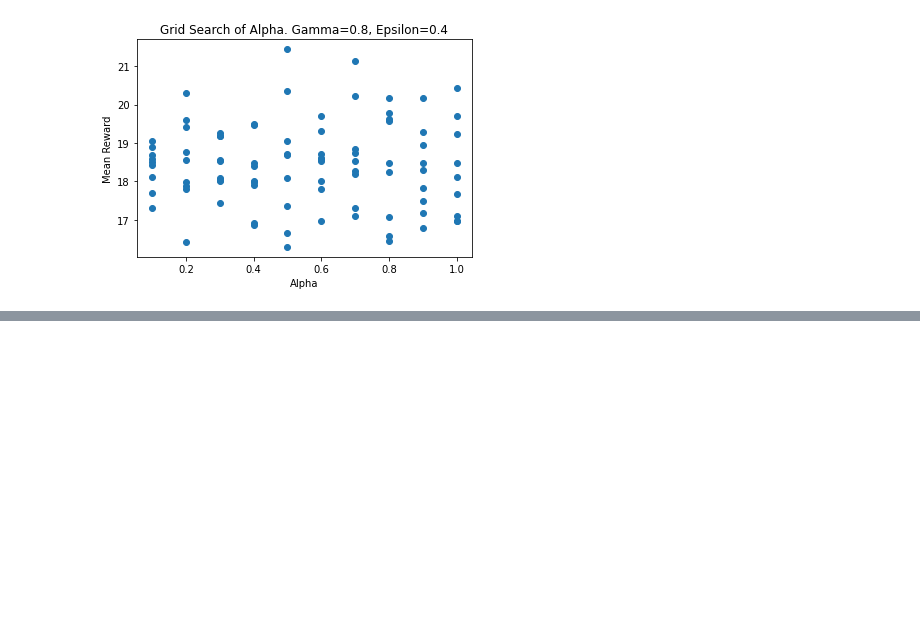
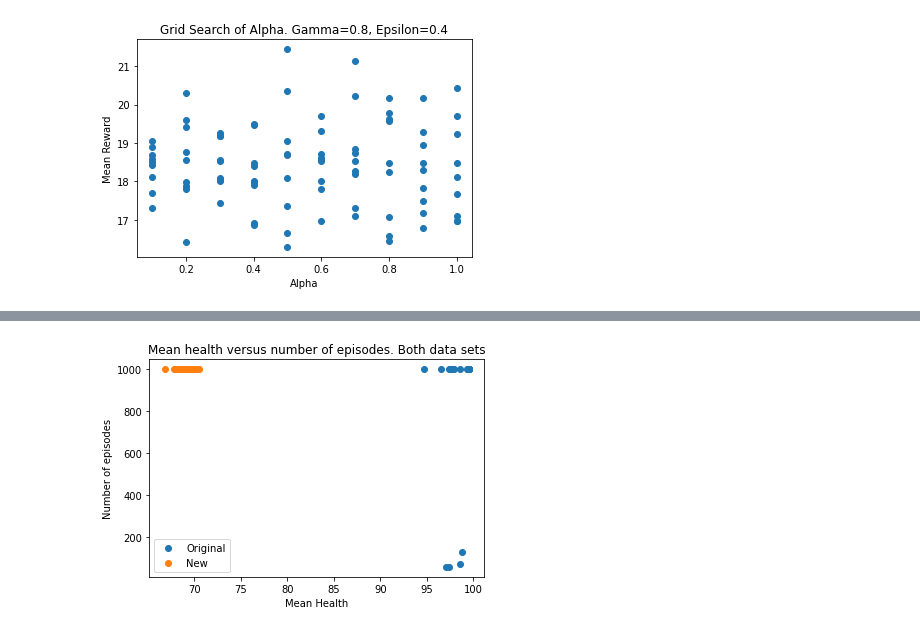
Before and after one commit to SL477/DRL-coursework, a Jupyter notebook: basic_task_data.ipynb, the cells around one changed output, grey strips where cells are left out. Cells and saved outputs as stored; diff of their text form; code cells hidden in the pictures; blank space fills up the shorter version.

```diff
--- a/basic_task_data.ipynb
+++ b/basic_task_data.ipynb
@@ -105,0 +178,10 @@ plt.show()
+# %%
+plt.scatter('mean_total_health', 'num_episodes', data=org_df, label='Original')
+plt.scatter('mean_total_health', 'num_episodes', data=new_df, label='New')
+plt.xlabel("Mean Health")
+plt.ylabel("Number of episodes")
+plt.title("Mean health versus number of episodes. Both data sets")
+plt.legend()
+plt.show()
+# %% [output]
+[figure, added]
```
Also changed, not shown: parts of 7 cells of this notebook, 5 other files.
